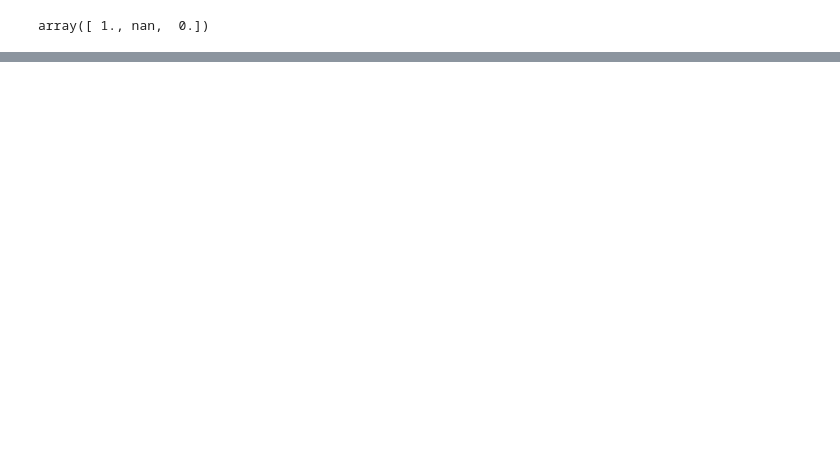
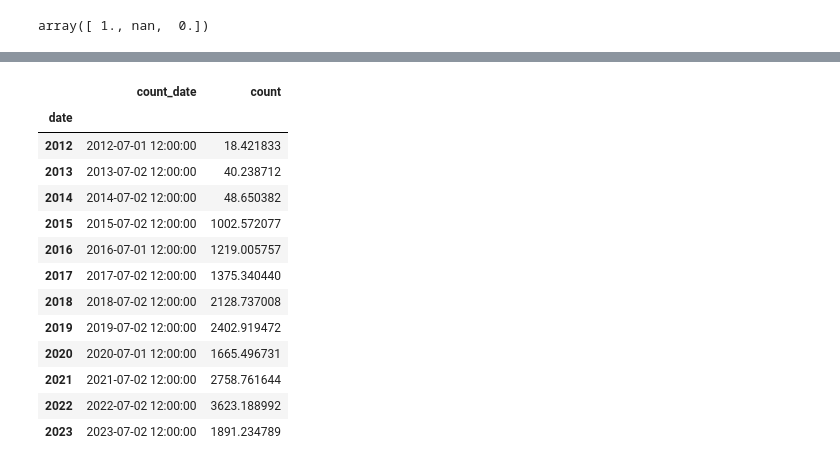
Before and after one commit to sckilcoyne/Bike_Data, a Jupyter notebook: hubway/plot_data.ipynb, the cells around one changed output, grey strips where cells are left out. Cells and saved outputs as stored; diff of their text form; code cells hidden in the pictures; blank space fills up the shorter version.

```diff
--- a/hubway/plot_data.ipynb
+++ b/hubway/plot_data.ipynb
@@ -212,0 +314,22 @@ plt.show()
+# %%
+meanCounts = cambRoll.groupby(cambRoll.index.year).mean()
+meanDates = (pd.to_datetime(meanCounts.index.values, format='%Y') + pd.Timedelta(value=365/2, unit='days')).to_series().set_axis(meanCounts.index)
+meanCounts = pd.concat([meanDates, meanCounts], axis=1)
+meanCounts.columns = ['count_date', 'count']
+
+meanCounts
+# %% [output]
+|  | count_date | count |
+| date |  |  |
+| 2012 | 2012-07-01 12:00:00 | 18.421833 |
+| 2013 | 2013-07-02 12:00:00 | 40.238712 |
+| 2014 | 2014-07-02 12:00:00 | 48.650382 |
+| 2015 | 2015-07-02 12:00:00 | 1002.572077 |
+| 2016 | 2016-07-01 12:00:00 | 1219.005757 |
+| 2017 | 2017-07-02 12:00:00 | 1375.340440 |
+| 2018 | 2018-07-02 12:00:00 | 2128.737008 |
+| 2019 | 2019-07-02 12:00:00 | 2402.919472 |
+| 2020 | 2020-07-01 12:00:00 | 1665.496731 |
+| 2021 | 2021-07-02 12:00:00 | 2758.761644 |
+| 2022 | 2022-07-02 12:00:00 | 3623.188992 |
+| 2023 | 2023-07-02 12:00:00 | 1891.234789 |
```
Also changed, not shown: parts of 7 cells of this notebook, 2 other files.
